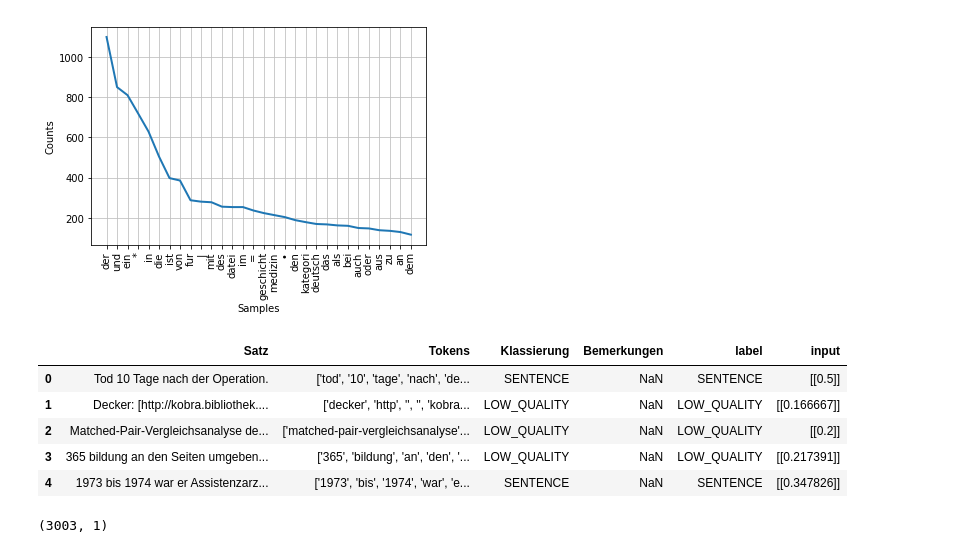
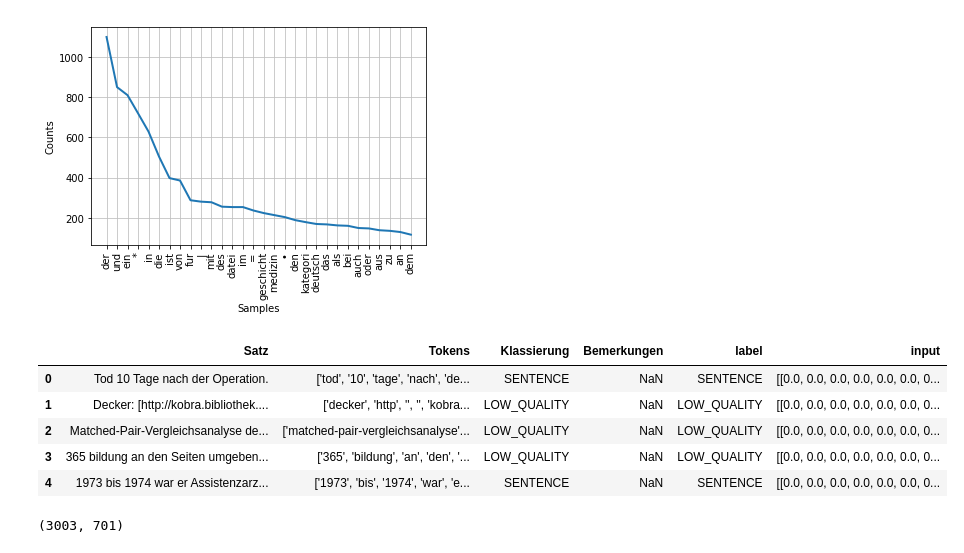
Before and after one commit to eonum/medtextcollector, a Jupyter notebook: sentence_quality_classifier.ipynb, the cells around one changed output. Saved outputs shown, nothing was run; the diff lists cells and outputs as text; code cells hidden in the pictures.

```diff
--- a/sentence_quality_classifier.ipynb
+++ b/sentence_quality_classifier.ipynb
@@ -112,39 +112,39 @@ fd.plot(30,cumulative=False)
 
 import numpy as np
 from sklearn.feature_extraction.text import TfidfVectorizer
 
 tfidf = TfidfVectorizer(sublinear_tf=True, min_df=8, norm='l2', encoding='utf8', ngram_range=(2, 2), stop_words='english')
 tfidf = tfidf.fit(data.Satz)
 
 fd = nltk.FreqDist(tokens_h + tokens_l)
 
 voc_chars = list(fdc.keys())[:200]
 voc_words = list(fd.keys())[:500]
 
 def convert_sentence_to_input(s):
     tokens = tokenizer.tokenize(s)
     fd_words = nltk.FreqDist(tokens)
     fd_chars = nltk.FreqDist(s)
 
     words = [fd_words.freq(w) for w in voc_words]
     chars = [fd_chars.freq(c) for c in voc_chars]
 
     words_in_vocab = sum(1 for i in words if i > 0.0)
     long_tail = float(words_in_vocab) /  len(tokens)
 
     tfidf_features = list(tfidf.transform([s]).toarray()[0])
 
-    return np.array(words + chars + [long_tail], dtype=np.float32)
+    return np.array(words + chars + [long_tail/10.0], dtype=np.float32)
 
 data['input'] = pd.Series([[convert_sentence_to_input(s)] for s in data['Satz']], index=data.index)
 data.head()
 # %% [output]
 |  | Satz | Tokens | Klassierung | Bemerkungen | label | input |
-| 0 | Tod 10 Tage nach der Operation. | ['tod', '10', 'tage', 'nach', 'de... | SENTENCE | NaN | SENTENCE | [[0.5]] |
-| 1 | Decker: [http://kobra.bibliothek.... | ['decker', 'http', '', '', 'kobra... | LOW_QUALITY | NaN | LOW_QUALITY | [[0.166667]] |
-| 2 | Matched-Pair-Vergleichsanalyse de... | ['matched-pair-vergleichsanalyse'... | LOW_QUALITY | NaN | LOW_QUALITY | [[0.2]] |
-| 3 | 365 bildung an den Seiten umgeben... | ['365', 'bildung', 'an', 'den', '... | LOW_QUALITY | NaN | LOW_QUALITY | [[0.217391]] |
-| 4 | 1973 bis 1974 war er Assistenzarz... | ['1973', 'bis', '1974', 'war', 'e... | SENTENCE | NaN | SENTENCE | [[0.347826]] |
+| 0 | Tod 10 Tage nach der Operation. | ['tod', '10', 'tage', 'nach', 'de... | SENTENCE | NaN | SENTENCE | [[0.0, 0.0, 0.0, 0.0, 0.0, 0.0, 0... |
+| 1 | Decker: [http://kobra.bibliothek.... | ['decker', 'http', '', '', 'kobra... | LOW_QUALITY | NaN | LOW_QUALITY | [[0.0, 0.0, 0.0, 0.0, 0.0, 0.0, 0... |
+| 2 | Matched-Pair-Vergleichsanalyse de... | ['matched-pair-vergleichsanalyse'... | LOW_QUALITY | NaN | LOW_QUALITY | [[0.0, 0.0, 0.0, 0.0, 0.0, 0.0, 0... |
+| 3 | 365 bildung an den Seiten umgeben... | ['365', 'bildung', 'an', 'den', '... | LOW_QUALITY | NaN | LOW_QUALITY | [[0.0, 0.0, 0.0, 0.0, 0.0, 0.0, 0... |
+| 4 | 1973 bis 1974 war er Assistenzarz... | ['1973', 'bis', '1974', 'war', 'e... | SENTENCE | NaN | SENTENCE | [[0.0, 0.0, 0.0, 0.0, 0.0, 0.0, 0... |
 # %%
 # fit a model
 
@@ -184,7 +184,7 @@ print(X_train.shape)
 
 models = [model.fit(X_train, y_train) for model in models]
 # %% [output]
-(3003, 1)
+(3003, 701)
 # %%
 # model evaluation
 
```
Also changed, not shown: parts of 1 cell of this notebook.
